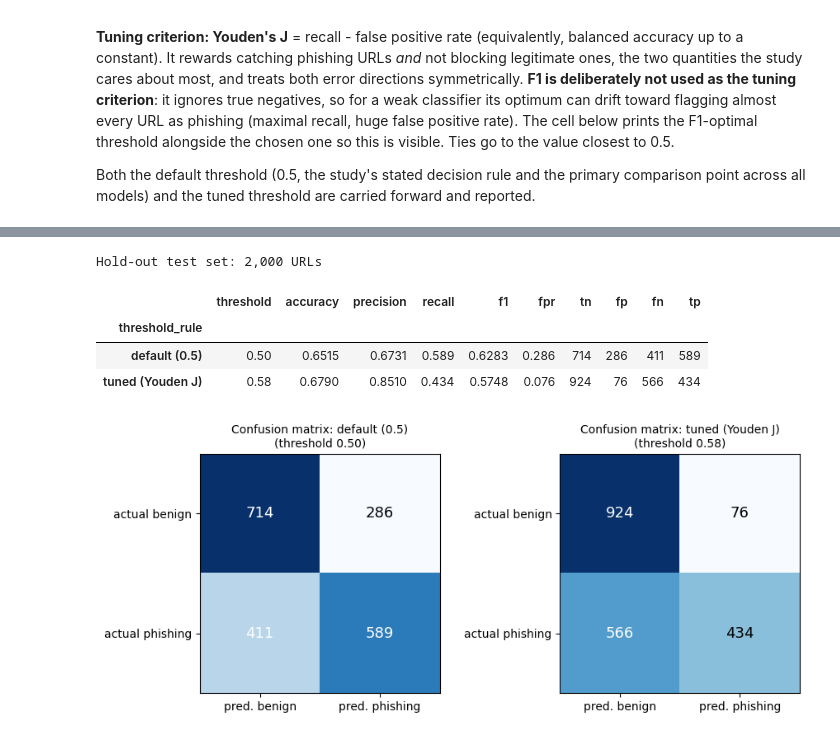
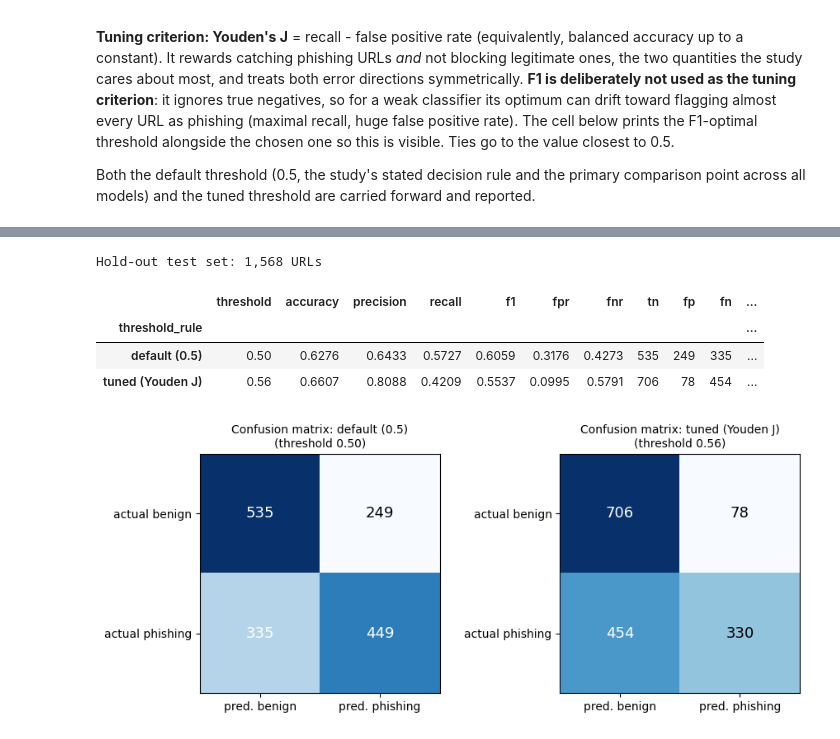
Before and after one commit to WendelLeander/PhishEvade, a Jupyter notebook: Modules/6_baseline_logistic_regression.ipynb, the cells around one changed output, grey strips where cells are left out. Cells and saved outputs as stored; diff of their text form; code cells hidden in the pictures.

```diff
--- a/Modules/6_baseline_logistic_regression.ipynb
+++ b/Modules/6_baseline_logistic_regression.ipynb
@@ -102,14 +104,19 @@ The dataset is divided **80 % training / 20 % testing**. The split is **stratifi
 # %%
-train_idx, test_idx = train_test_split(
-    np.arange(len(y_all)), test_size=TEST_SIZE, stratify=y_all, random_state=RANDOM_SEED)
+split_col = data["split"].to_numpy()
+train_idx   = np.flatnonzero(split_col == "train")
+test_idx    = np.flatnonzero(split_col == "test")
+holdout_idx = np.flatnonzero(split_col == "evasion_holdout")
 
-X_train, y_train = X_all[train_idx], y_all[train_idx]
-X_test,  y_test  = X_all[test_idx],  y_all[test_idx]
+X_train, y_train     = X_all[train_idx],   y_all[train_idx]
+X_test,  y_test      = X_all[test_idx],    y_all[test_idx]
+X_holdout, y_holdout = X_all[holdout_idx], y_all[holdout_idx]
+assert not (set(train_idx) & set(test_idx)) and not (set(train_idx) & set(holdout_idx)) and not (set(test_idx) & set(holdout_idx))
 
 split_summary = pd.DataFrame({
-    "rows":      [len(y_train), len(y_test)],
-    "benign (0)":   [int((y_train == 0).sum()), int((y_test == 0).sum())],
-    "phishing (1)": [int((y_train == 1).sum()), int((y_test == 1).sum())],
-}, index=["training (80%)", "hold-out test (20%)"])
+    "rows":         [len(y_train), len(y_test), len(y_holdout)],
+    "benign (0)":   [int((y_train == 0).sum()), int((y_test == 0).sum()), int((y_holdout == 0).sum())],
+    "phishing (1)": [int((y_train == 1).sum()), int((y_test == 1).sum()), int((y_holdout == 1).sum())],
+    "used for":     ["tuning + CV + threshold tuning", "hold-out evaluation", "evasion-heavy evaluation only"],
+}, index=["train", "test", "evasion_holdout"])
 split_summary
 # %% [output]
@@ -268,6 +276,7 @@ def metrics_at(y_true, proba, threshold):
         "recall":    recall,
         "f1":        (2 * precision * recall / (precision + recall)) if (precision + recall) else 0.0,
         "fpr":       fp / (fp + tn) if (fp + tn) else 0.0,
+        "fnr":       fn / (fn + tp) if (fn + tp) else 0.0,
         "youden_j":  recall - (fp / (fp + tn) if (fp + tn) else 0.0),
         "tn": int(tn), "fp": int(fp), "fn": int(fn), "tp": int(tp),
     }
@@ -315,19 +324,19 @@ $$\text{Accuracy}=\frac{TP+TN}{TP+TN+FP+FN}\quad \text{Precision}=\frac{TP}{TP+F
 # %%
 test_proba = baseline_model.predict_proba(X_test)[:, 1]          # Obfuscation Score per test URL (0.0 to 1.0)
 
 results = pd.DataFrame([
     {"threshold_rule": "default (0.5)", **metrics_at(y_test, test_proba, DEFAULT_THRESHOLD)},
     {"threshold_rule": "tuned (Youden J)", **metrics_at(y_test, test_proba, tuned_threshold)},
 ]).set_index("threshold_rule")
 
 print(f"Hold-out test set: {len(y_test):,} URLs\n")
-results[["threshold", "accuracy", "precision", "recall", "f1", "fpr", "tn", "fp", "fn", "tp"]].round(4)
+results[["threshold", "accuracy", "precision", "recall", "f1", "fpr", "fnr", "tn", "fp", "fn", "tp"]].round(4)
 # %% [output]
-Hold-out test set: 2,000 URLs
+Hold-out test set: 1,568 URLs
-|  | threshold | accuracy | precision | recall | f1 | fpr | tn | fp | fn | tp |
-| threshold_rule |  |  |  |  |  |  |  |  |  |  |
-| default (0.5) | 0.50 | 0.6515 | 0.6731 | 0.589 | 0.6283 | 0.286 | 714 | 286 | 411 | 589 |
-| tuned (Youden J) | 0.58 | 0.6790 | 0.8510 | 0.434 | 0.5748 | 0.076 | 924 | 76 | 566 | 434 |
+|  | threshold | accuracy | precision | recall | f1 | fpr | fnr | tn | fp | fn | ... |
+| threshold_rule |  |  |  |  |  |  |  |  |  |  | ... |
+| default (0.5) | 0.50 | 0.6276 | 0.6433 | 0.5727 | 0.6059 | 0.3176 | 0.4273 | 535 | 249 | 335 | ... |
+| tuned (Youden J) | 0.56 | 0.6607 | 0.8088 | 0.4209 | 0.5537 | 0.0995 | 0.5791 | 706 | 78 | 454 | ... |
 # %%
 fig, axes = plt.subplots(1, 2, figsize=(9, 3.8))
 for ax, (rule, row) in zip(axes, results.iterrows()):
```
Also changed, not shown: parts of 24 cells of this notebook.
